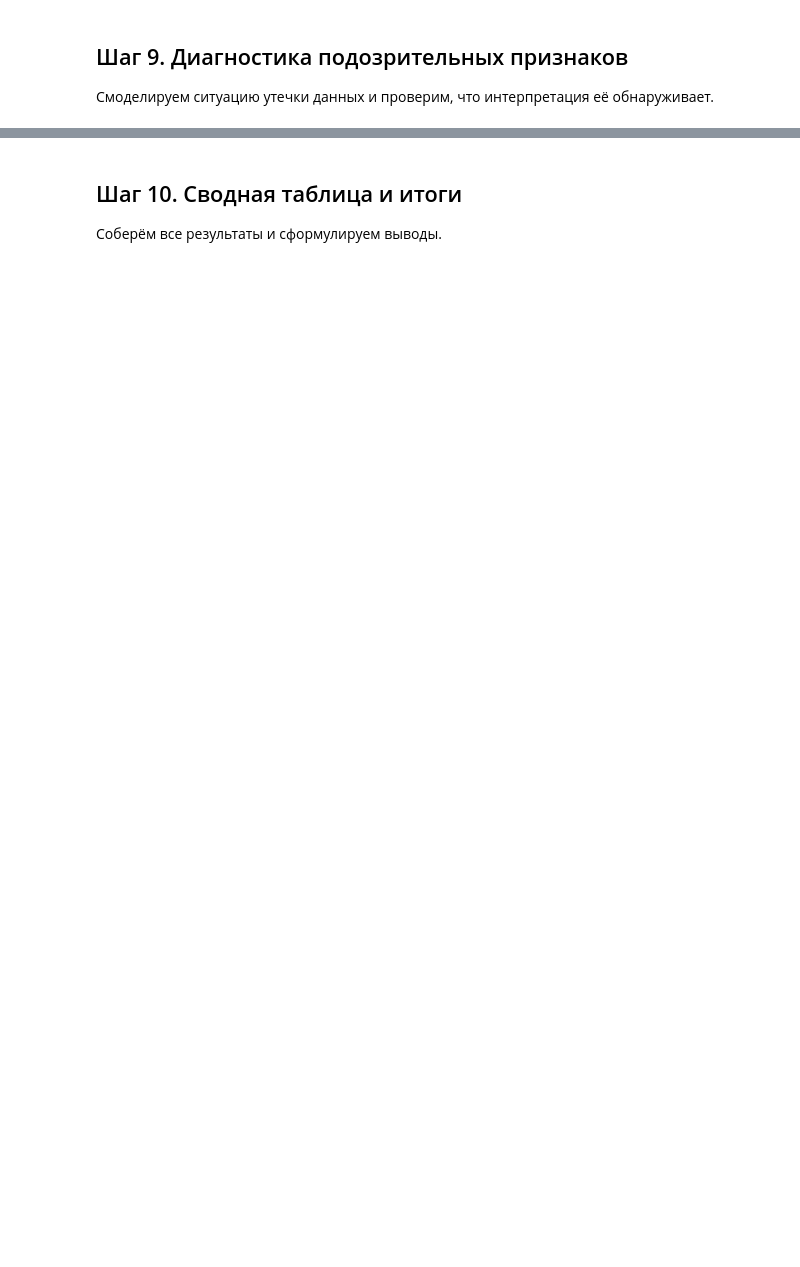
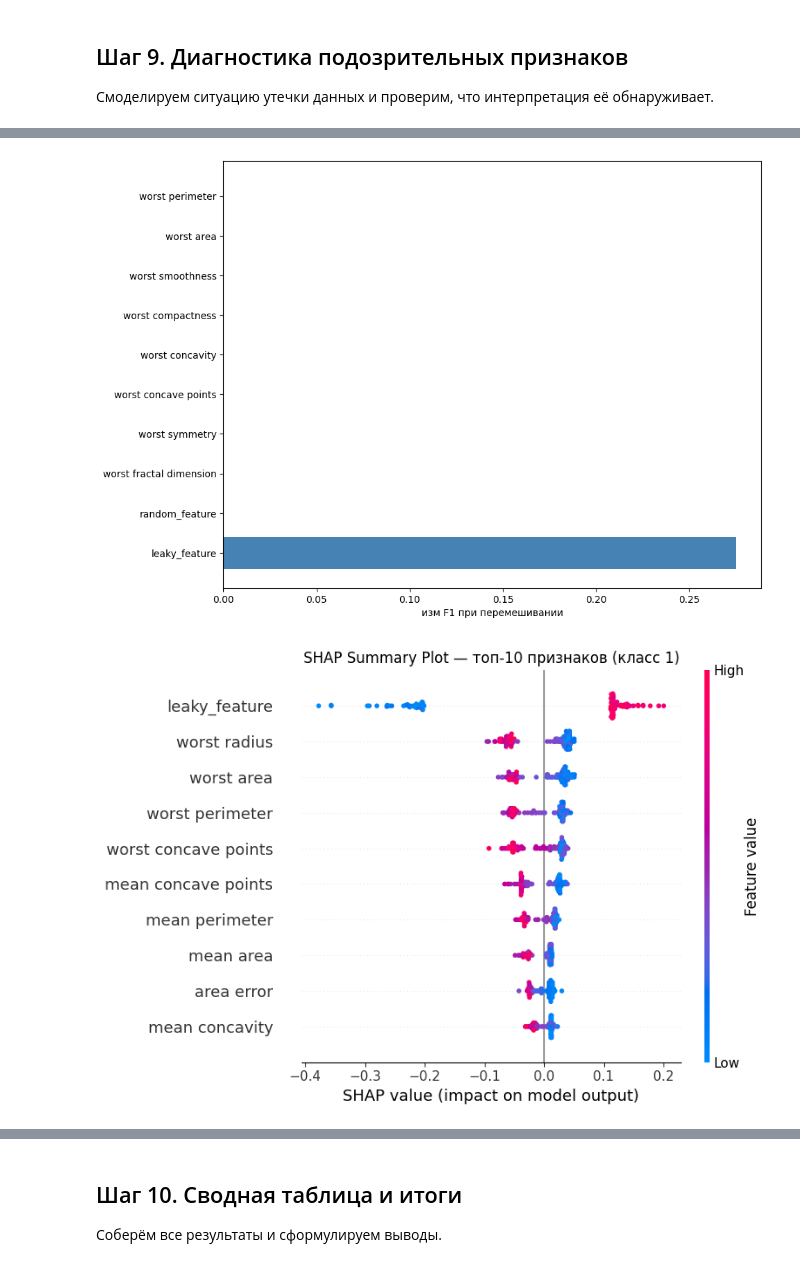
Before and after one commit to curseofuselessness/ml-course-homeworks, a Jupyter notebook: hw11_HyperParameters/hp_interp_practice_student.ipynb, the cells around one changed output, grey strips where cells are left out. Drawn from its saved outputs; the diff is of its cells as text; code cells hidden in the pictures; blank space fills up the shorter version.

```diff
--- a/hw11_HyperParameters/hp_interp_practice_student.ipynb
+++ b/hw11_HyperParameters/hp_interp_practice_student.ipynb
@@ -634,4 +657,52 @@ print(X_train_ext.tail())
 # ║  в) Как обнаружить random_feature как «шумовой»?             ║
 # ╚══════════════════════════════════════════════════════════════╝
 
-# YOUR CODE HERE
+rf_ext = RandomForestClassifier(max_depth=11, max_features='sqrt', min_samples_split=8, n_estimators=290, random_state=42, n_jobs=-1)
+rf_ext.fit(X_train_ext, y_train)
+
+pi_result_rf_ext = permutation_importance(estimator=rf_ext, X=X_test_ext, y=y_test, n_repeats=10, random_state=42, scoring='f1_macro')
+# %%
+# Построим bar plot топ-10 признаков
+sorted_idx = np.argsort(pi_result_rf_ext['importances_mean'])[::-1][:10]
+
+top_10 = pi_result_rf_ext['importances_mean'][sorted_idx]
+
+top_10_names = X_test_ext.columns[sorted_idx]
+
+fig, axes = plt.subplots(figsize=(10, 8))
+
+axes.set_yticks(range(10))
+axes.set_yticklabels([s for s in top_10_names])
+axes.set_xlabel('изм F1 при перемешивании')
+axes.barh(range(10), top_10, capsize=3, color='steelblue')
+
+
+# Создаём TreeExplainer для Random Forest
+explainer = shap.TreeExplainer(rf_ext)
+
+# Вычисляем SHAP-значения для тестовой выборки
+shap_values = explainer.shap_values(X_test_ext)
+
+if len(shap_values.shape) == 3:
+    shap_matrix = shap_values[:, :, 1]
+else:
+    shap_matrix = shap_values
+
+# Строим summary plot
+plt.figure(figsize=(10, 6))
+
+# Передаем плоскую матрицу shap_matrix
+shap.summary_plot(
+    shap_matrix,
+    X_test_ext,
+    feature_names=X_test_ext.columns,
+    show=False,
+    max_display=10
+)
+
+plt.title('SHAP Summary Plot — топ-10 признаков (класс 1)')
+plt.tight_layout()
+plt.show()
+# %% [output]
+[figure, added]
+[figure, added]
```
Also changed, not shown: parts of 13 cells of this notebook.
